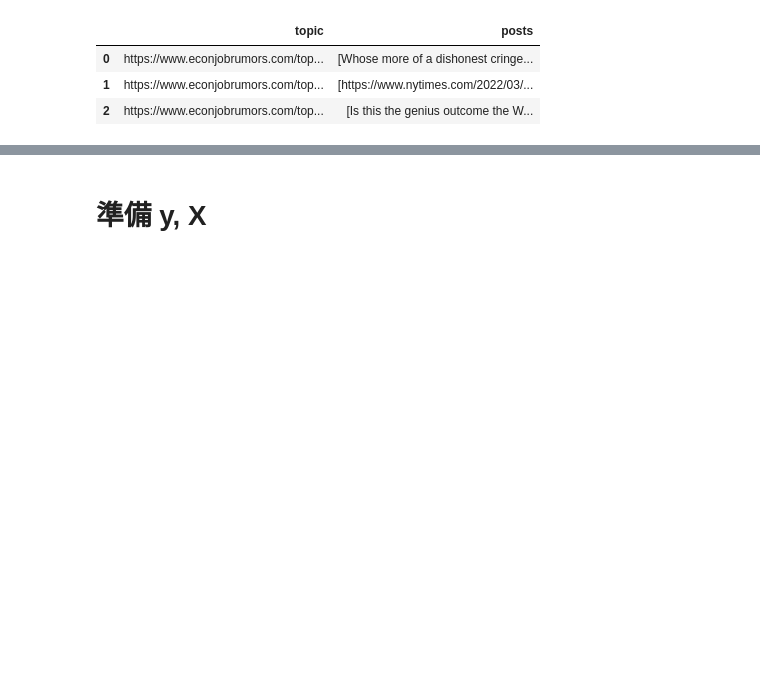
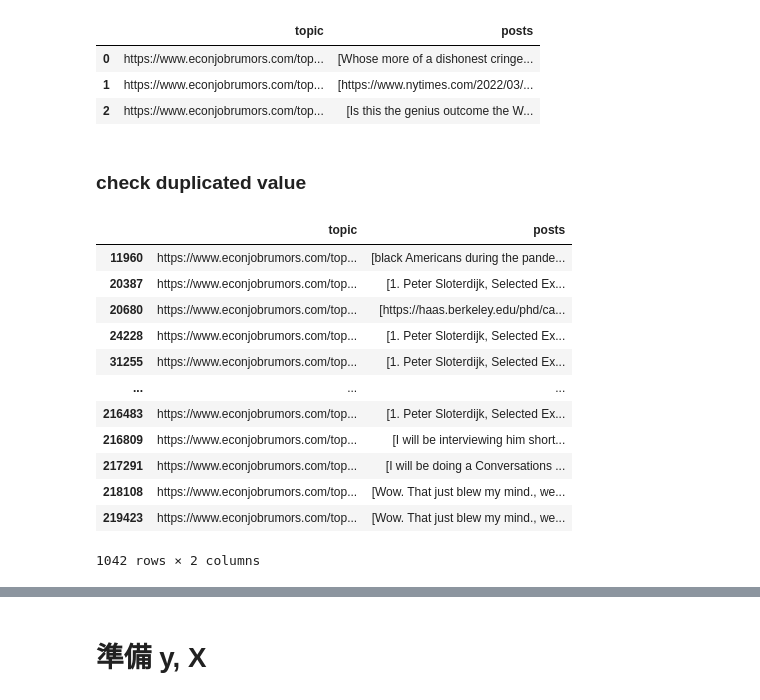
Before and after one commit to y4c6/master_thesis, a Jupyter notebook: EJMR_final.ipynb, the cells around one changed output, grey strips where cells are left out. Cells and saved outputs as stored; diff of their text form; code cells hidden in the pictures; blank space fills up the shorter version.

```diff
--- a/EJMR_final.ipynb
+++ b/EJMR_final.ipynb
@@ -88,3 +95,21 @@ df.head(3)
 | 0 | https://www.econjobrumors.com/top... | [Whose more of a dishonest cringe... |
 | 1 | https://www.econjobrumors.com/top... | [https://www.nytimes.com/2022/03/... |
 | 2 | https://www.econjobrumors.com/top... | [Is this the genius outcome the W... |
+# %% [markdown]
+### check duplicated value
+# %%
+df[df.topic.duplicated()==True]
+# %% [output]
+|  | topic | posts |
+| 11960 | https://www.econjobrumors.com/top... | [black Americans during the pande... |
+| 20387 | https://www.econjobrumors.com/top... | [1. Peter Sloterdijk, Selected Ex... |
+| 20680 | https://www.econjobrumors.com/top... | [https://haas.berkeley.edu/phd/ca... |
+| 24228 | https://www.econjobrumors.com/top... | [1. Peter Sloterdijk, Selected Ex... |
+| 31255 | https://www.econjobrumors.com/top... | [1. Peter Sloterdijk, Selected Ex... |
+| ... | ... | ... |
+| 216483 | https://www.econjobrumors.com/top... | [1. Peter Sloterdijk, Selected Ex... |
+| 216809 | https://www.econjobrumors.com/top... | [I will be interviewing him short... |
+| 217291 | https://www.econjobrumors.com/top... | [I will be doing a Conversations ... |
+| 218108 | https://www.econjobrumors.com/top... | [Wow. That just blew my mind., we... |
+| 219423 | https://www.econjobrumors.com/top... | [Wow. That just blew my mind., we... |
+1042 rows × 2 columns
```
Also changed, not shown: parts of 40 cells of this notebook.
